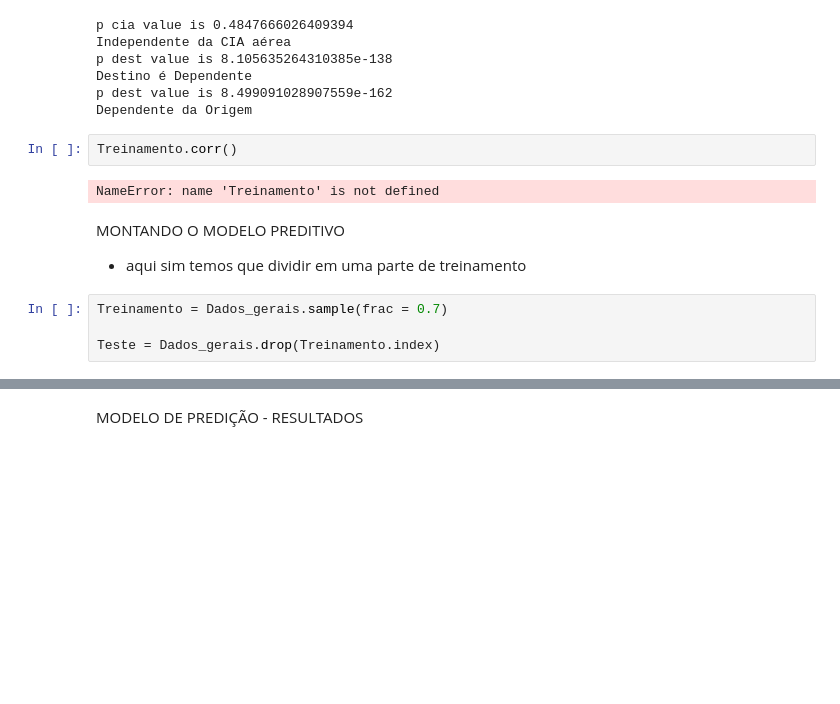
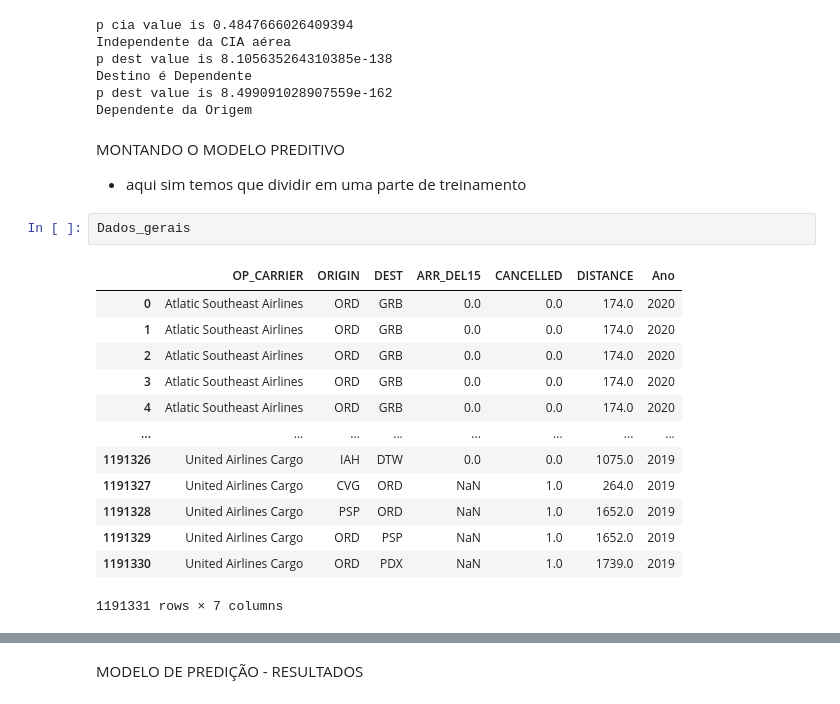
Before and after one commit to insper-classroom/22-2a-cd-p2-grupo_bexcamrefe, a Jupyter notebook: relatoriop2.ipynb, the cells around one changed output, grey strips where cells are left out. Saved outputs shown, nothing was run; the diff lists cells and outputs as text; blank space fills up the shorter version.

```diff
--- a/relatoriop2.ipynb
+++ b/relatoriop2.ipynb
@@ -297,14 +300,22 @@ p dest value is 8.105635264310385e-138
 Destino é Dependente
 p dest value is 8.499091028907559e-162
 Dependente da Origem
-# %%
-Treinamento.corr()
-# %% [output]
-NameError: name 'Treinamento' is not defined
 # %% [markdown]
 MONTANDO O MODELO PREDITIVO
 - aqui sim temos que dividir em uma parte de treinamento
-# %%
-Treinamento = Dados_gerais.sample(frac = 0.7)
-
-Teste = Dados_gerais.drop(Treinamento.index)
+# %%
+Dados_gerais
+# %% [output]
+|  | OP_CARRIER | ORIGIN | DEST | ARR_DEL15 | CANCELLED | DISTANCE | Ano |
+| 0 | Atlatic Southeast Airlines | ORD | GRB | 0.0 | 0.0 | 174.0 | 2020 |
+| 1 | Atlatic Southeast Airlines | ORD | GRB | 0.0 | 0.0 | 174.0 | 2020 |
+| 2 | Atlatic Southeast Airlines | ORD | GRB | 0.0 | 0.0 | 174.0 | 2020 |
+| 3 | Atlatic Southeast Airlines | ORD | GRB | 0.0 | 0.0 | 174.0 | 2020 |
+| 4 | Atlatic Southeast Airlines | ORD | GRB | 0.0 | 0.0 | 174.0 | 2020 |
+| ... | ... | ... | ... | ... | ... | ... | ... |
+| 1191326 | United Airlines Cargo | IAH | DTW | 0.0 | 0.0 | 1075.0 | 2019 |
+| 1191327 | United Airlines Cargo | CVG | ORD | NaN | 1.0 | 264.0 | 2019 |
+| 1191328 | United Airlines Cargo | PSP | ORD | NaN | 1.0 | 1652.0 | 2019 |
+| 1191329 | United Airlines Cargo | ORD | PSP | NaN | 1.0 | 1652.0 | 2019 |
+| 1191330 | United Airlines Cargo | ORD | PDX | NaN | 1.0 | 1739.0 | 2019 |
+1191331 rows × 7 columns
```
Also changed, not shown: parts of 4 cells of this notebook.
